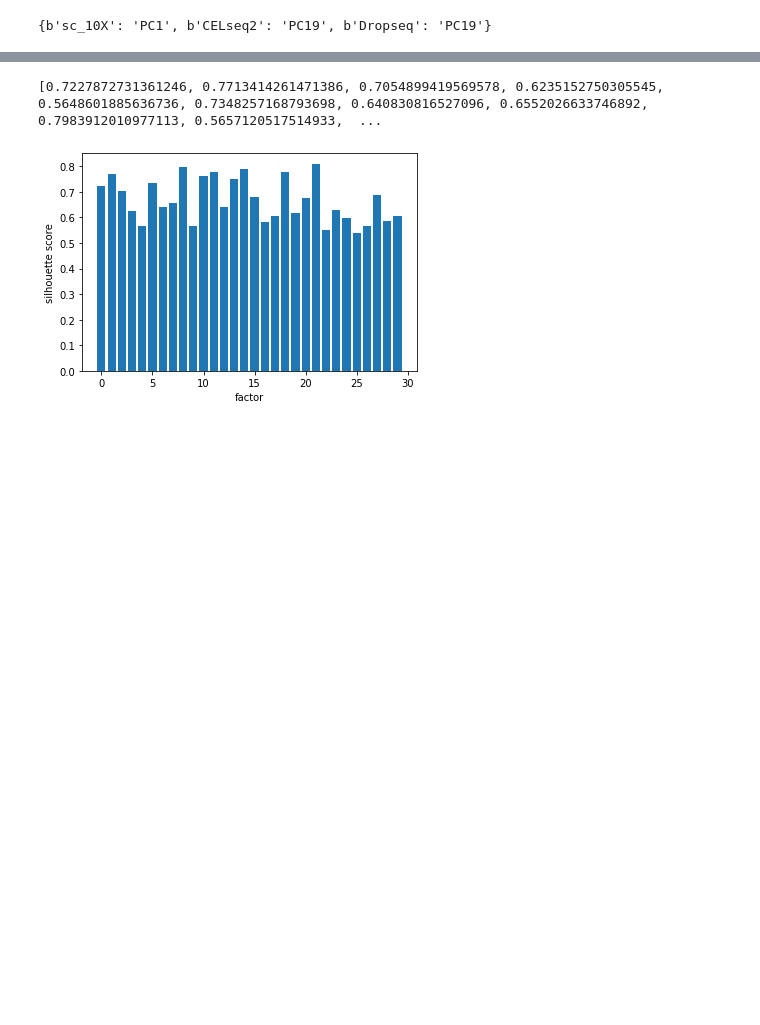
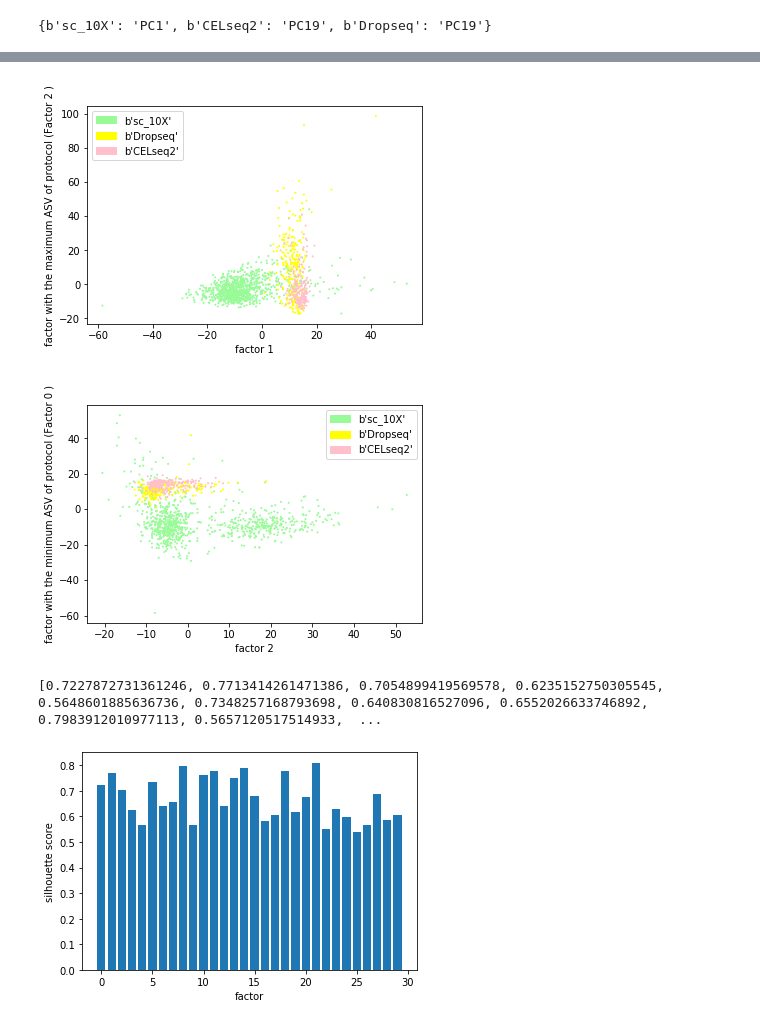
Before and after one commit to delipouya/scLMM, a Jupyter notebook: notebooks/FA_Interpretibility_metrics.ipynb, the cells around one changed output, grey strips where cells are left out. Cells and saved outputs as stored; diff of their text form; code cells hidden in the pictures; blank space fills up the shorter version.

```diff
--- a/notebooks/FA_Interpretibility_metrics.ipynb
+++ b/notebooks/FA_Interpretibility_metrics.ipynb
@@ -727,3 +828,28 @@ SV_all_factors:  (6, 30)
+# %%
+### plot scatter plot of the factor-1 vs the factor with the maximum ASV of protocol
+plt.scatter(pca_scores[:,0], pca_scores[:,np.argmax(ASV_protocol_all)], c=protocol_color, s=1)
+plt.xlabel('factor 1')
+plt.ylabel('factor with the maximum ASV of protocol (Factor '+ str(np.argmax(ASV_protocol_all))+ ' )')
+plt.legend(handles=[mpatches.Patch(color='palegreen', label=b'sc_10X'),
+    mpatches.Patch(color='yellow', label=b'Dropseq'),
+    mpatches.Patch(color='pink', label= b'CELseq2')], loc='best')
+### color the points according to the protocol
+
+plt.show()
+
+### plot scatter plot of the factor-1 vs the factor with the minimum ASV of protocol
+plt.scatter(pca_scores[:,1], pca_scores[:,np.argmin(ASV_protocol_all)], c=protocol_color, s=1)
+plt.xlabel('factor 2')
+plt.ylabel('factor with the minimum ASV of protocol (Factor '+ str(np.argmin(ASV_protocol_all))+ ' )')
+plt.legend(handles=[mpatches.Patch(color='palegreen', label=b'sc_10X'),
+    mpatches.Patch(color='yellow', label=b'Dropseq'),
+    mpatches.Patch(color='pink', label= b'CELseq2')], loc='best')
+### color the points according to the protocol
+
+plt.show()
+# %% [output]
+[figure, added]
+[figure, added]
 # %%
 import sklearn.cluster as cluster
 from sklearn import metrics
```
Also changed, not shown: parts of 15 cells of this notebook.
